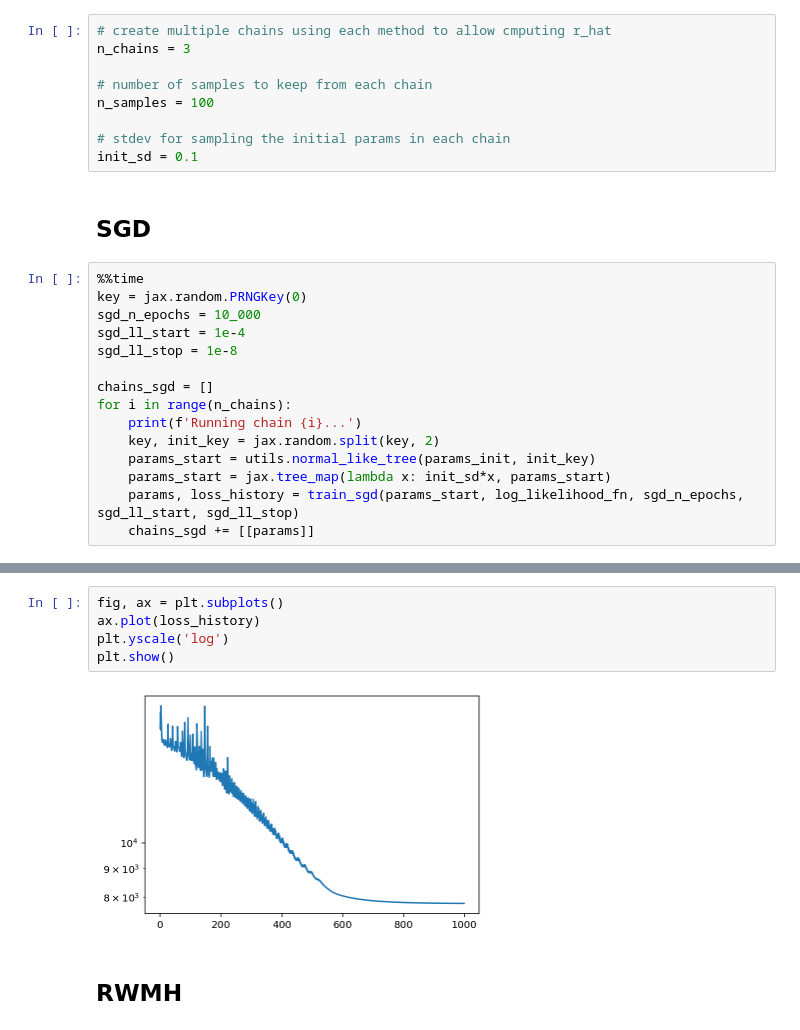
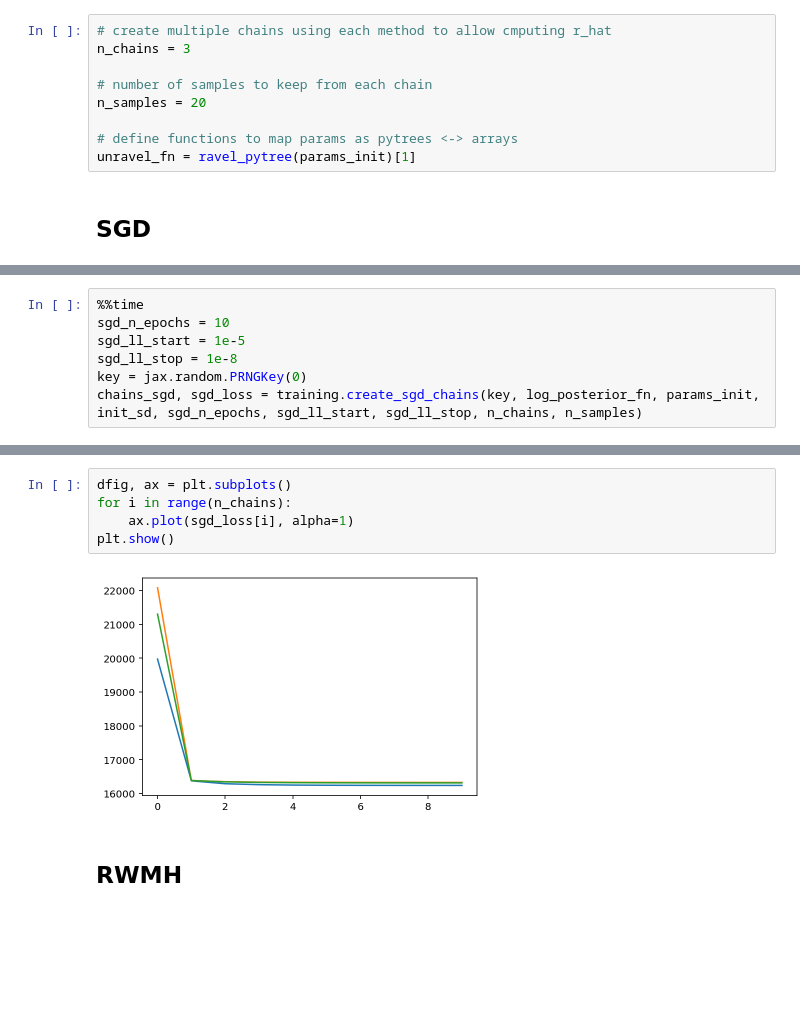
Before and after one commit to martin-marek/bnn-project, a Jupyter notebook: notebooks/uci_regression.ipynb, the cells around one changed output, grey strips where cells are left out. Cells and saved outputs as stored; diff of their text form; blank space fills up the shorter version.

```diff
--- a/notebooks/uci_regression.ipynb
+++ b/notebooks/uci_regression.ipynb
@@ -127,24 +128,9 @@ PDF test:  -787.09735 -16665.818 -17452.916
 n_chains = 3
 
 # number of samples to keep from each chain
-n_samples = 100
+n_samples = 20
 
-# stdev for sampling the initial params in each chain
-init_sd = 0.1
+# define functions to map params as pytrees <-> arrays
+unravel_fn = ravel_pytree(params_init)[1]
 # %% [markdown]
 ## SGD
-# %%
-%%time
-key = jax.random.PRNGKey(0)
-sgd_n_epochs = 10_000
-sgd_ll_start = 1e-4
-sgd_ll_stop = 1e-8
-
-chains_sgd = []
-for i in range(n_chains):
-    print(f'Running chain {i}...')
-    key, init_key = jax.random.split(key, 2)
-    params_start = utils.normal_like_tree(params_init, init_key)
-    params_start = jax.tree_map(lambda x: init_sd*x, params_start)
-    params, loss_history = train_sgd(params_start, log_likelihood_fn, sgd_n_epochs, sgd_ll_start, sgd_ll_stop)
-    chains_sgd += [[params]]
@@ -156,0 +137,7 @@ Wall time: 3min 27s
+# %%
+%%time
+sgd_n_epochs = 10
+sgd_ll_start = 1e-5
+sgd_ll_stop = 1e-8
+key = jax.random.PRNGKey(0)
+chains_sgd, sgd_loss = training.create_sgd_chains(key, log_posterior_fn, params_init, init_sd, sgd_n_epochs, sgd_ll_start, sgd_ll_stop, n_chains, n_samples)
@@ -157,9 +147,9 @@ Wall time: 3min 27s
 # %%
-fig, ax = plt.subplots()
-ax.plot(loss_history)
-plt.yscale('log')
+dfig, ax = plt.subplots()
+for i in range(n_chains):
+    ax.plot(sgd_loss[i], alpha=1)
 plt.show()
 # %% [output]
-[figure, old version]
+[figure, new version]
 # %% [markdown]
 ## RWMH
```
Also changed, not shown: parts of 31 cells of this notebook, 3 other files.
